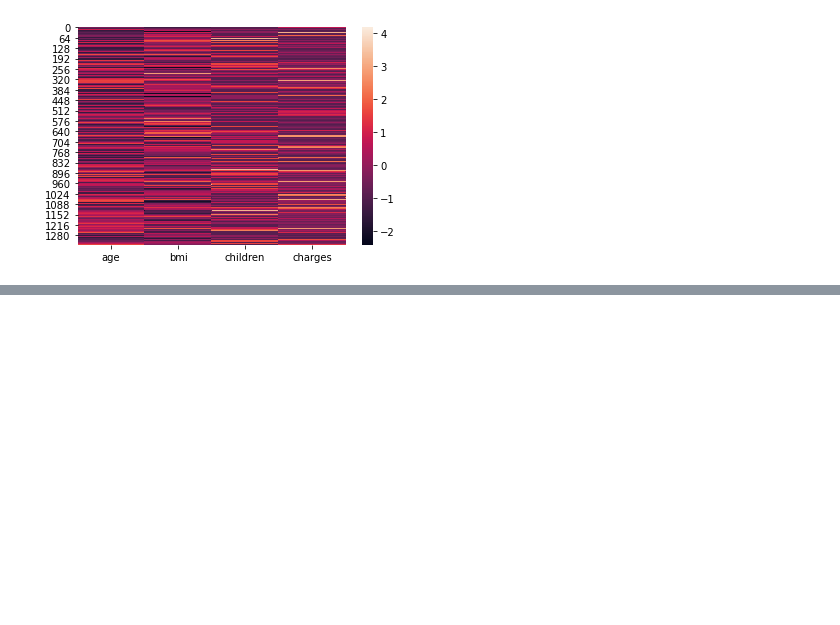
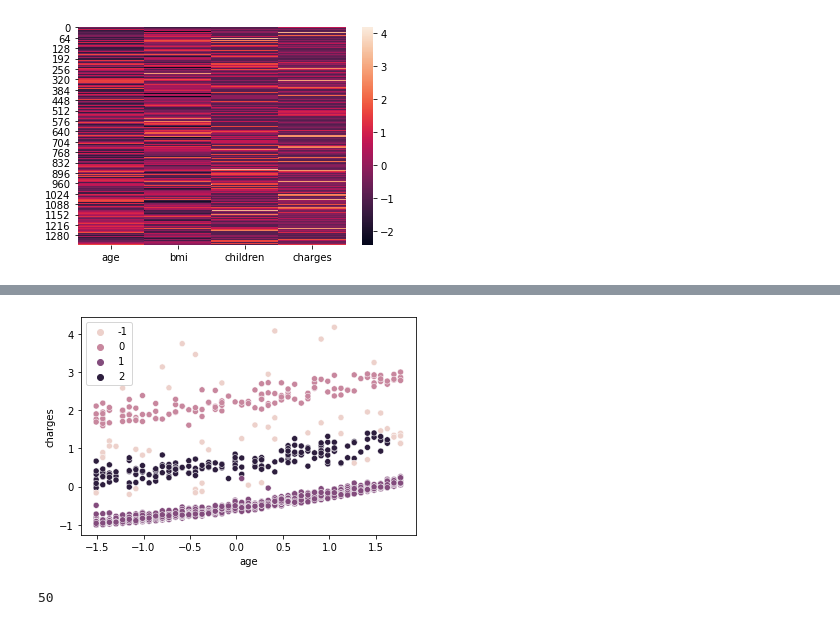
Before and after one commit to mchaudry1/IUBDC, a Jupyter notebook: HealthInsuranceAnalysis.ipynb, the cells around one changed output, grey strips where cells are left out. Saved outputs shown, nothing was run; the diff lists cells and outputs as text; code cells hidden in the pictures; blank space fills up the shorter version.

```diff
--- a/HealthInsuranceAnalysis.ipynb
+++ b/HealthInsuranceAnalysis.ipynb
@@ -160,0 +232,9 @@ plt.show()
+# %%
+model = hdbscan.HDBSCAN(min_cluster_size=20) #(eps=?, min_samples=?) need to check params
+labels = model.fit_predict(transformed_df[cluster_cols])
+sns.scatterplot(y= transformed_df["charges"], x = transformed_df["age"], hue=labels)
+plt.show()
+print(int(i))
+# %% [output]
+[figure, added]
+50
```
Also changed, not shown: parts of 17 cells of this notebook.
